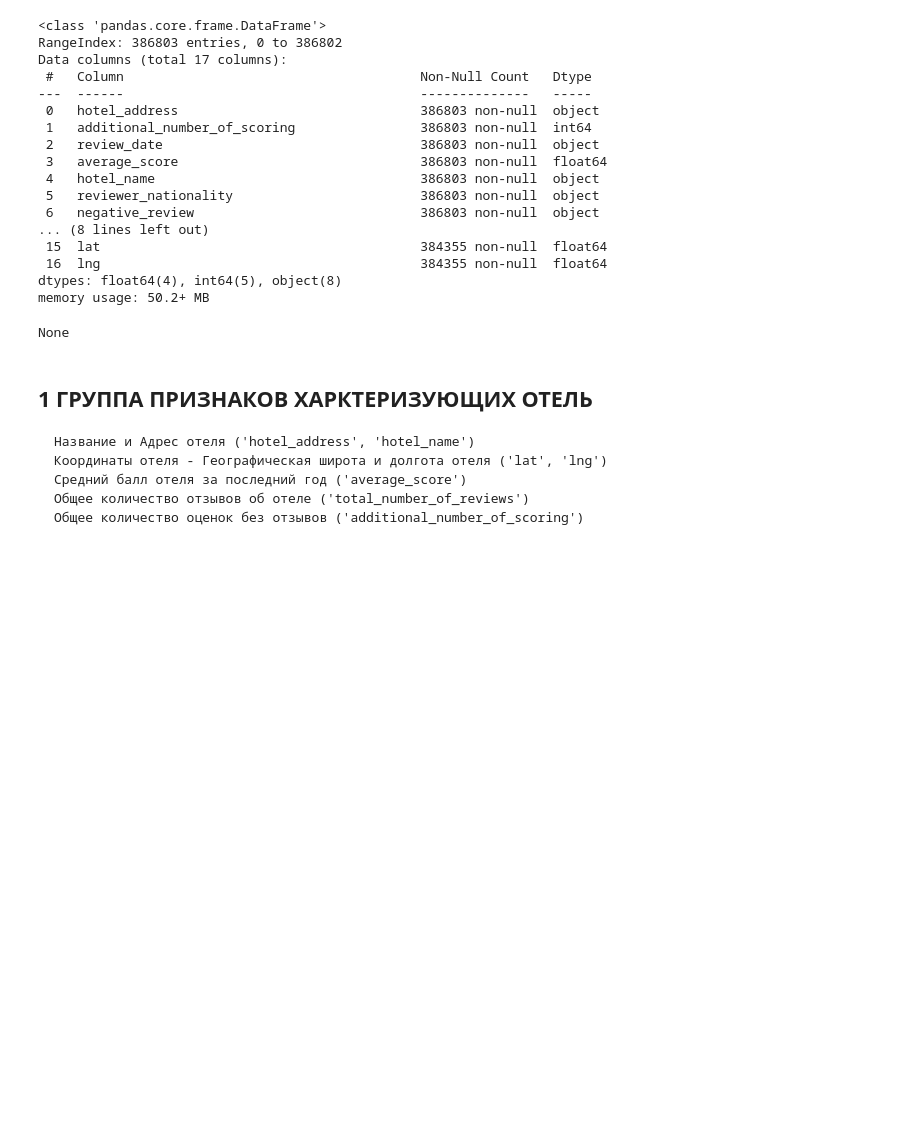
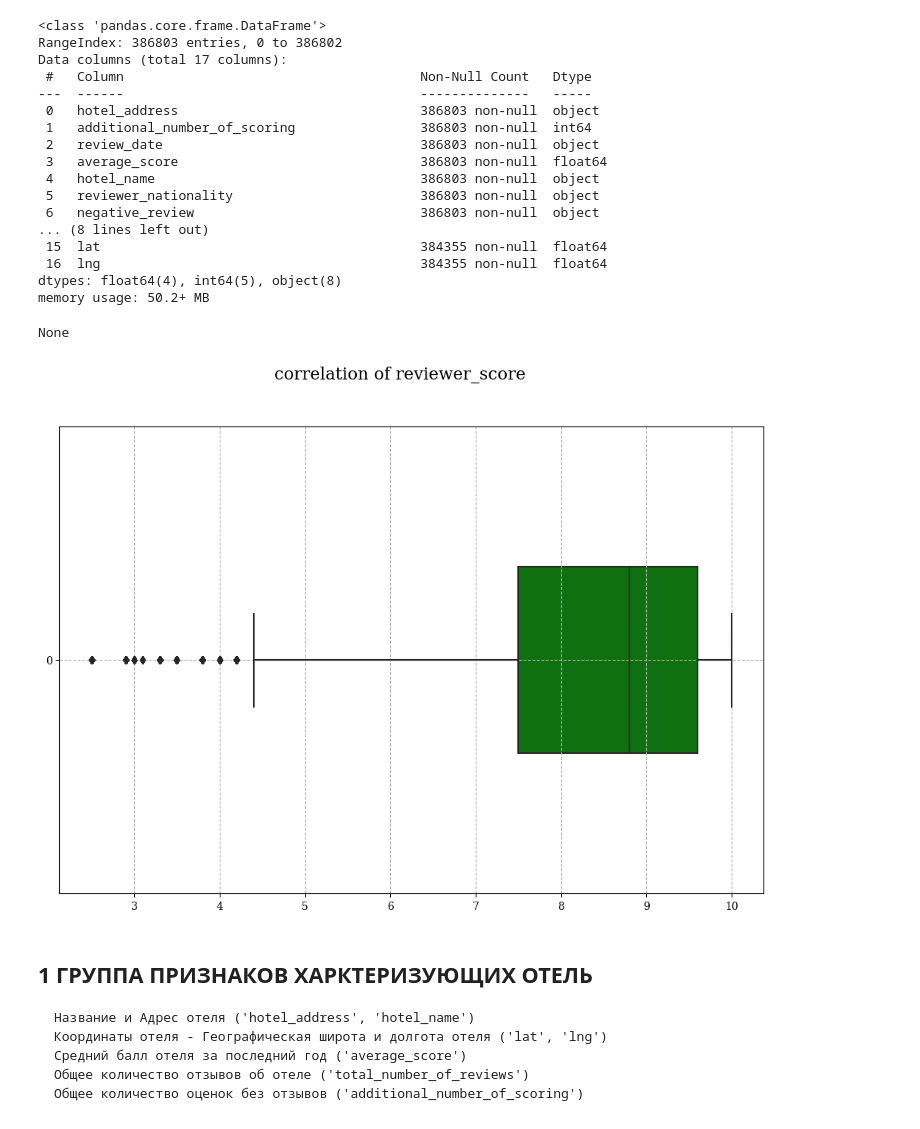
Before and after one commit to kdunaev-a10/SkillFactory-DTS, a Jupyter notebook: project_3/EDA_Project_3_model.ipynb, the cells around one changed output. Cells and saved outputs as stored; diff of their text form; code cells hidden in the pictures; blank space fills up the shorter version.

```diff
--- a/project_3/EDA_Project_3_model.ipynb
+++ b/project_3/EDA_Project_3_model.ipynb
@@ -102,6 +102,18 @@ None
 # %%
 #add attribute sample for the test!
 hotels['sample'] = 1
+# %%
+fig = plt.figure(figsize=(12, 8))
+plt.suptitle('correlation of reviewer_score', size=16)
+
+sns.boxplot(
+    data=hotels['reviewer_score'],
+    color='green',
+    width=0.4,
+    orient='h'
+).grid(linestyle='--')
+# %% [output]
+[figure, added]
 # %% [markdown]
 
 ## 1 ГРУППА ПРИЗНАКОВ ХАРКТЕРИЗУЮЩИХ ОТЕЛЬ
```
Also changed, not shown: parts of 31 cells of this notebook.
